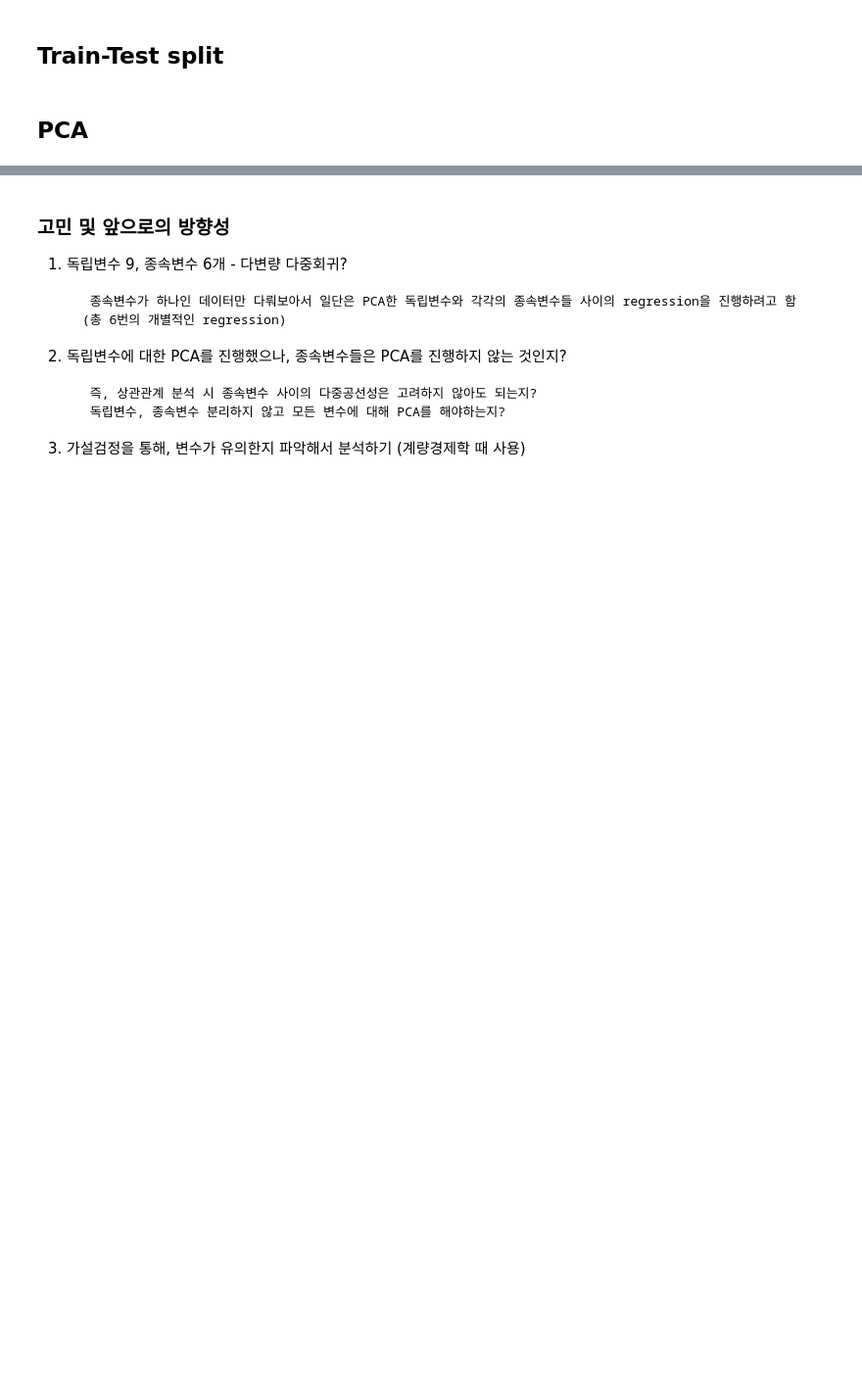
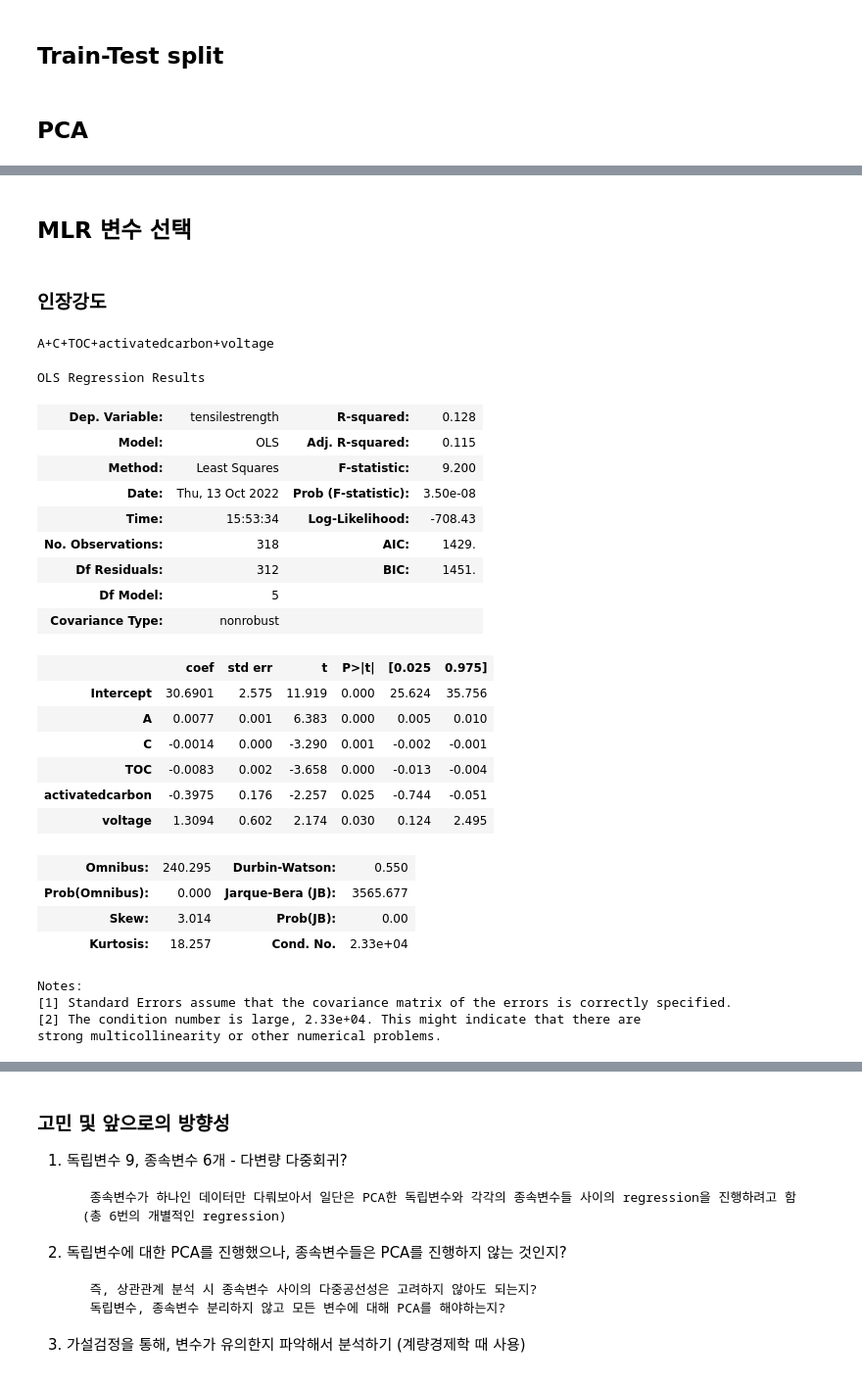
Before and after one commit to SonChungMan/KZ-Repository, a Jupyter notebook: copper.ipynb, the cells around one changed output, grey strips where cells are left out. Shown at 98% size. Drawn from its saved outputs; the diff is of its cells as text; code cells hidden in the pictures; blank space fills up the shorter version.

```diff
--- a/copper.ipynb
+++ b/copper.ipynb
@@ -228,0 +219,4 @@ for i in coef:
+# %% [markdown]
+## MLR 변수 선택
+# %% [markdown]
+### 인장강도
@@ -228,0 +269,39 @@ for i in coef:
+# %%
+
+features = '+'.join(selected_variables)
+print(features)
+# %% [output]
+A+C+TOC+activatedcarbon+voltage
+# %%
+model = smf.ols(formula = 'tensilestrength ~' + features, data=df)
+result = model.fit()
+result.summary()
+# Adj. R-squared : 0.115
+# F-statistic : 9.2  &   Prob(F-statistic) : 3.50e-08   -->통계적으로 유의한 모형
+# intercept를 포함한 모든 항의 P>|t|가 0.05 이하이므로, 유의성을 지닌다
+# %% [output]
+OLS Regression Results
+| Dep. Variable: | tensilestrength | R-squared: | 0.128 |
+| Model: | OLS | Adj. R-squared: | 0.115 |
+| Method: | Least Squares | F-statistic: | 9.200 |
+| Date: | Thu, 13 Oct 2022 | Prob (F-statistic): | 3.50e-08 |
+| Time: | 15:53:34 | Log-Likelihood: | -708.43 |
+| No. Observations: | 318 | AIC: | 1429. |
+| Df Residuals: | 312 | BIC: | 1451. |
+| Df Model: | 5 |  |  |
+| Covariance Type: | nonrobust |  |  |
+|  | coef | std err | t | P>|t| | [0.025 | 0.975] |
+| Intercept | 30.6901 | 2.575 | 11.919 | 0.000 | 25.624 | 35.756 |
+| A | 0.0077 | 0.001 | 6.383 | 0.000 | 0.005 | 0.010 |
+| C | -0.0014 | 0.000 | -3.290 | 0.001 | -0.002 | -0.001 |
+| TOC | -0.0083 | 0.002 | -3.658 | 0.000 | -0.013 | -0.004 |
+| activatedcarbon | -0.3975 | 0.176 | -2.257 | 0.025 | -0.744 | -0.051 |
+| voltage | 1.3094 | 0.602 | 2.174 | 0.030 | 0.124 | 2.495 |
+| Omnibus: | 240.295 | Durbin-Watson: | 0.550 |
+| Prob(Omnibus): | 0.000 | Jarque-Bera (JB): | 3565.677 |
+| Skew: | 3.014 | Prob(JB): | 0.00 |
+| Kurtosis: | 18.257 | Cond. No. | 2.33e+04 |
+Notes:
+[1] Standard Errors assume that the covariance matrix of the errors is correctly specified.
+[2] The condition number is large, 2.33e+04. This might indicate that there are
+strong multicollinearity or other numerical problems.
```
Also changed, not shown: parts of 43 cells of this notebook, 1 other file.
